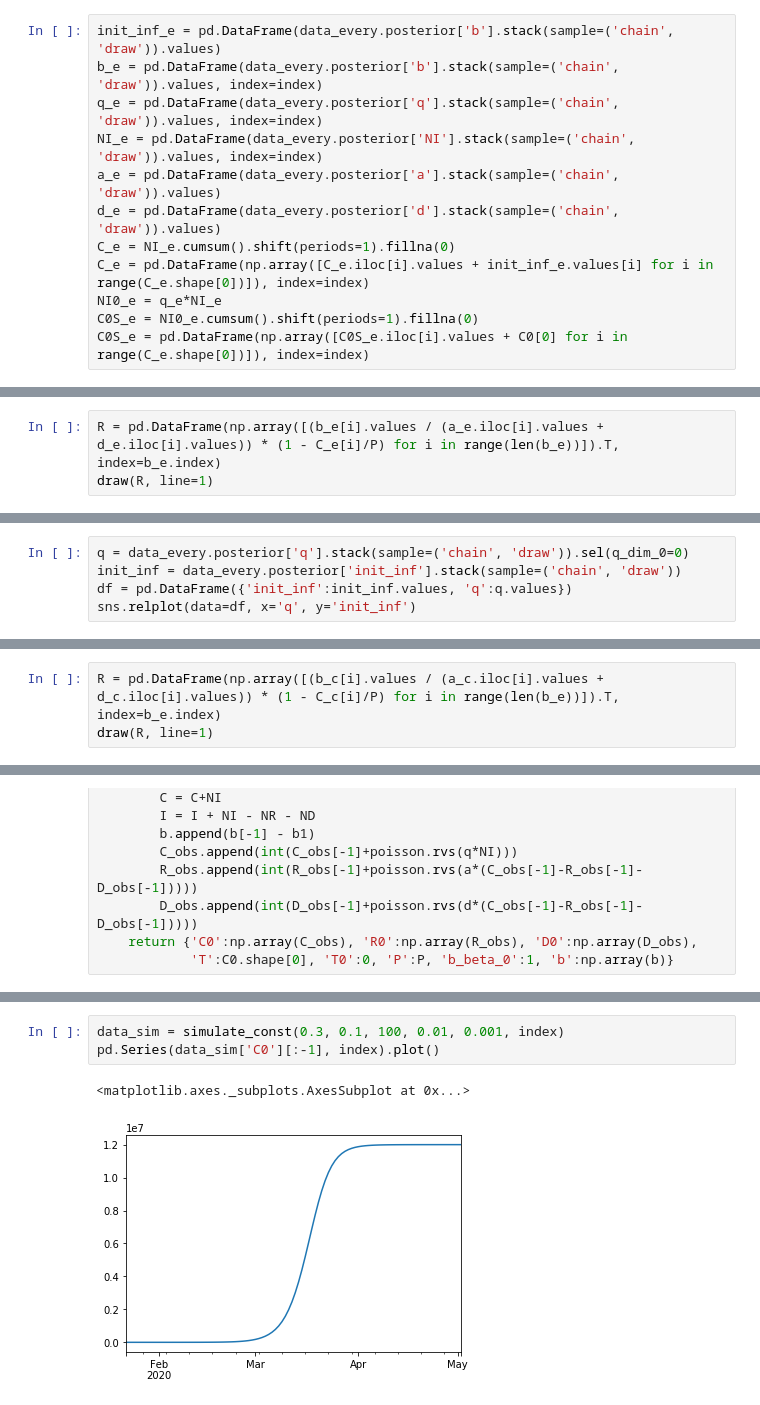
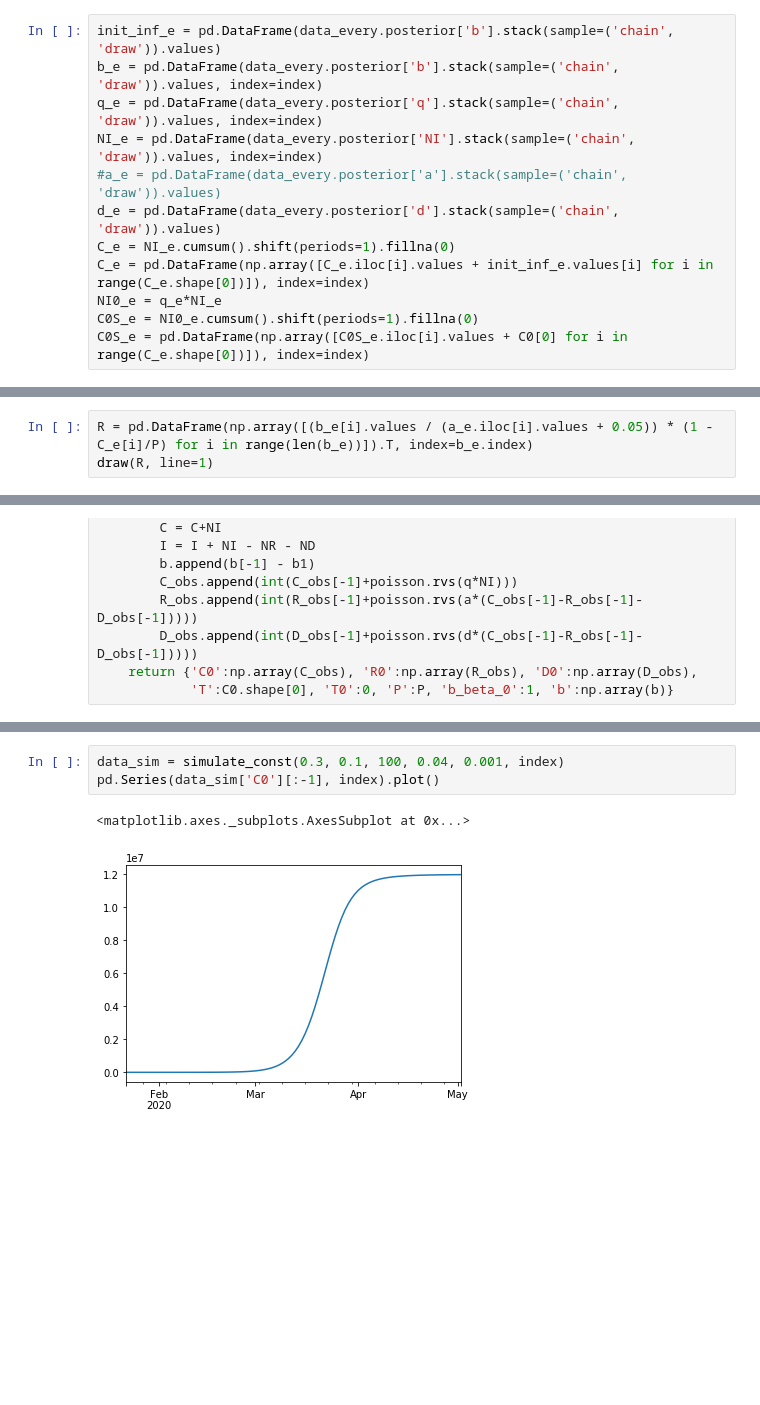
Before and after one commit to yoriyuki/BayesianCOVID19, a Jupyter notebook: notebook/BayesianCOVID19.ipynb, the cells around one changed output, grey strips where cells are left out. Drawn from its saved outputs; the diff is of its cells as text; blank space fills up the shorter version.

```diff
--- a/notebook/BayesianCOVID19.ipynb
+++ b/notebook/BayesianCOVID19.ipynb
@@ -328,7 +345,7 @@ init_inf_e = pd.DataFrame(data_every.posterior['b'].stack(sample=('chain', 'draw
 b_e = pd.DataFrame(data_every.posterior['b'].stack(sample=('chain', 'draw')).values, index=index)
 q_e = pd.DataFrame(data_every.posterior['q'].stack(sample=('chain', 'draw')).values, index=index)
 NI_e = pd.DataFrame(data_every.posterior['NI'].stack(sample=('chain', 'draw')).values, index=index)
-a_e = pd.DataFrame(data_every.posterior['a'].stack(sample=('chain', 'draw')).values)
+#a_e = pd.DataFrame(data_every.posterior['a'].stack(sample=('chain', 'draw')).values)
 d_e = pd.DataFrame(data_every.posterior['d'].stack(sample=('chain', 'draw')).values)
 C_e = NI_e.cumsum().shift(periods=1).fillna(0)
 C_e = pd.DataFrame(np.array([C_e.iloc[i].values + init_inf_e.values[i] for i in range(C_e.shape[0])]), index=index)
@@ -376,4 +420,4 @@ draw(b_e, real=r)
 # %%
-R = pd.DataFrame(np.array([(b_e[i].values / (a_e.iloc[i].values + d_e.iloc[i].values)) * (1 - C_e[i]/P) for i in range(len(b_e))]).T, index=b_e.index)
+R = pd.DataFrame(np.array([(b_e[i].values / (a_e.iloc[i].values + 0.05)) * (1 - C_e[i]/P) for i in range(len(b_e))]).T, index=b_e.index)
 draw(R, line=1)
 # %% [output]
@@ -387,5 +424,0 @@ array([<matplotlib.axes._subplots.AxesSubplot object at 0x...>],
-# %%
-q = data_every.posterior['q'].stack(sample=('chain', 'draw')).sel(q_dim_0=0)
-init_inf = data_every.posterior['init_inf'].stack(sample=('chain', 'draw'))
-df = pd.DataFrame({'init_inf':init_inf.values, 'q':q.values})
-sns.relplot(data=df, x='q', y='init_inf')
@@ -411,3 +424,0 @@ draw(C0S_c, real=confirmed[country])
-# %%
-R = pd.DataFrame(np.array([(b_c[i].values / (a_c.iloc[i].values + d_c.iloc[i].values)) * (1 - C_c[i]/P) for i in range(len(b_e))]).T, index=b_e.index)
-draw(R, line=1)
@@ -1018,9 +1007,9 @@ draw(b_const_q, real=b)
 # %%
-data_sim = simulate_const(0.3, 0.1, 100, 0.01, 0.001, index)
+data_sim = simulate_const(0.3, 0.1, 100, 0.04, 0.001, index)
 pd.Series(data_sim['C0'][:-1], index).plot()
 # %% [output]
 <matplotlib.axes._subplots.AxesSubplot at 0x...>
-[figure, old version]
+[figure, new version]
 # %%
 # Train the model and generate samples
 inits = 'random'
```
Also changed, not shown: parts of 66 cells of this notebook, 1 other file.
